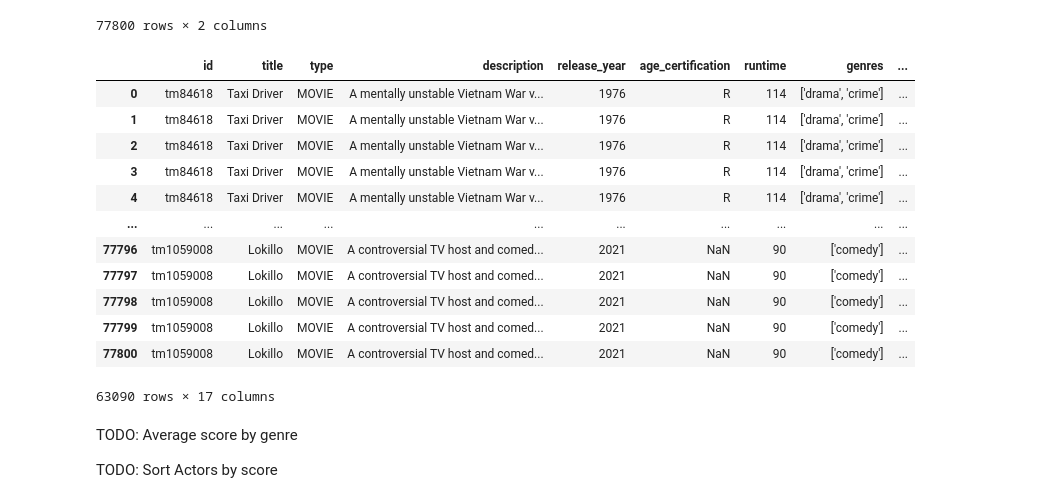
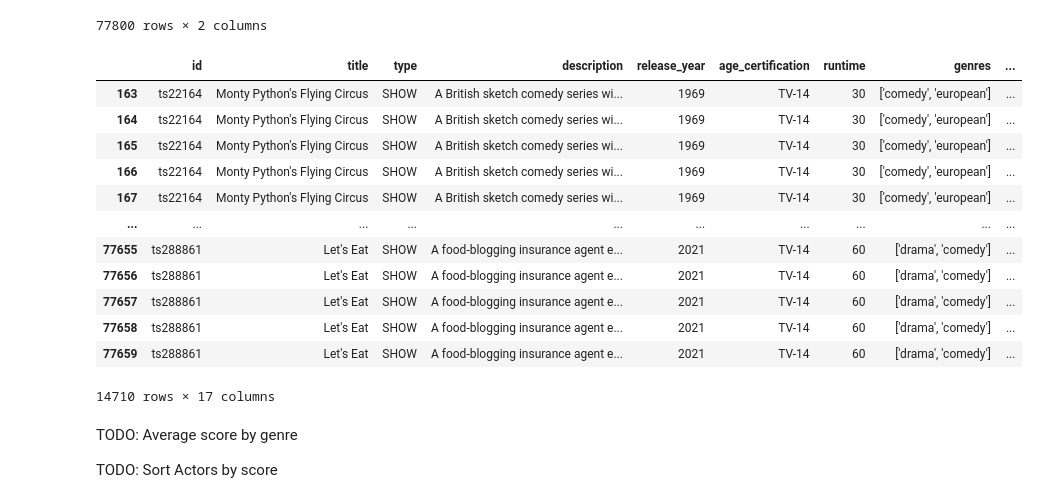
Before and after one commit to Vladboy2/EECS3401FinalProject, a Jupyter notebook: MovieShowPredictor.ipynb, the cells around one changed output. Drawn from its saved outputs; the diff is of its cells as text; code cells hidden in the pictures.

```diff
--- a/MovieShowPredictor.ipynb
+++ b/MovieShowPredictor.ipynb
@@ -122,22 +122,22 @@ pivot_df
 | 77799 | NaN | Julian Gaviria |
 77800 rows × 2 columns
 # %%
-movies = combined_df[combined_df['type'] != 'SHOW']
-movies
+shows = combined_df[combined_df['type'] != 'MOVIE']
+shows
 # %% [output]
 |  | id | title | type | description | release_year | age_certification | runtime | genres | ... |
-| 0 | tm84618 | Taxi Driver | MOVIE | A mentally unstable Vietnam War v... | 1976 | R | 114 | ['drama', 'crime'] | ... |
-| 1 | tm84618 | Taxi Driver | MOVIE | A mentally unstable Vietnam War v... | 1976 | R | 114 | ['drama', 'crime'] | ... |
-| 2 | tm84618 | Taxi Driver | MOVIE | A mentally unstable Vietnam War v... | 1976 | R | 114 | ['drama', 'crime'] | ... |
-| 3 | tm84618 | Taxi Driver | MOVIE | A mentally unstable Vietnam War v... | 1976 | R | 114 | ['drama', 'crime'] | ... |
-| 4 | tm84618 | Taxi Driver | MOVIE | A mentally unstable Vietnam War v... | 1976 | R | 114 | ['drama', 'crime'] | ... |
+| 163 | ts22164 | Monty Python's Flying Circus | SHOW | A British sketch comedy series wi... | 1969 | TV-14 | 30 | ['comedy', 'european'] | ... |
+| 164 | ts22164 | Monty Python's Flying Circus | SHOW | A British sketch comedy series wi... | 1969 | TV-14 | 30 | ['comedy', 'european'] | ... |
+| 165 | ts22164 | Monty Python's Flying Circus | SHOW | A British sketch comedy series wi... | 1969 | TV-14 | 30 | ['comedy', 'european'] | ... |
+| 166 | ts22164 | Monty Python's Flying Circus | SHOW | A British sketch comedy series wi... | 1969 | TV-14 | 30 | ['comedy', 'european'] | ... |
+| 167 | ts22164 | Monty Python's Flying Circus | SHOW | A British sketch comedy series wi... | 1969 | TV-14 | 30 | ['comedy', 'european'] | ... |
 | ... | ... | ... | ... | ... | ... | ... | ... | ... | ... |
-| 77796 | tm1059008 | Lokillo | MOVIE | A controversial TV host and comed... | 2021 | NaN | 90 | ['comedy'] | ... |
-| 77797 | tm1059008 | Lokillo | MOVIE | A controversial TV host and comed... | 2021 | NaN | 90 | ['comedy'] | ... |
-| 77798 | tm1059008 | Lokillo | MOVIE | A controversial TV host and comed... | 2021 | NaN | 90 | ['comedy'] | ... |
-| 77799 | tm1059008 | Lokillo | MOVIE | A controversial TV host and comed... | 2021 | NaN | 90 | ['comedy'] | ... |
-| 77800 | tm1059008 | Lokillo | MOVIE | A controversial TV host and comed... | 2021 | NaN | 90 | ['comedy'] | ... |
+| 77655 | ts288861 | Let's Eat | SHOW | A food-blogging insurance agent e... | 2021 | TV-14 | 60 | ['drama', 'comedy'] | ... |
+| 77656 | ts288861 | Let's Eat | SHOW | A food-blogging insurance agent e... | 2021 | TV-14 | 60 | ['drama', 'comedy'] | ... |
+| 77657 | ts288861 | Let's Eat | SHOW | A food-blogging insurance agent e... | 2021 | TV-14 | 60 | ['drama', 'comedy'] | ... |
+| 77658 | ts288861 | Let's Eat | SHOW | A food-blogging insurance agent e... | 2021 | TV-14 | 60 | ['drama', 'comedy'] | ... |
+| 77659 | ts288861 | Let's Eat | SHOW | A food-blogging insurance agent e... | 2021 | TV-14 | 60 | ['drama', 'comedy'] | ... |
-63090 rows × 17 columns
+14710 rows × 17 columns
 # %% [markdown]
 TODO: Average score by genre
 
```
Also changed, not shown: parts of 3 cells of this notebook.
